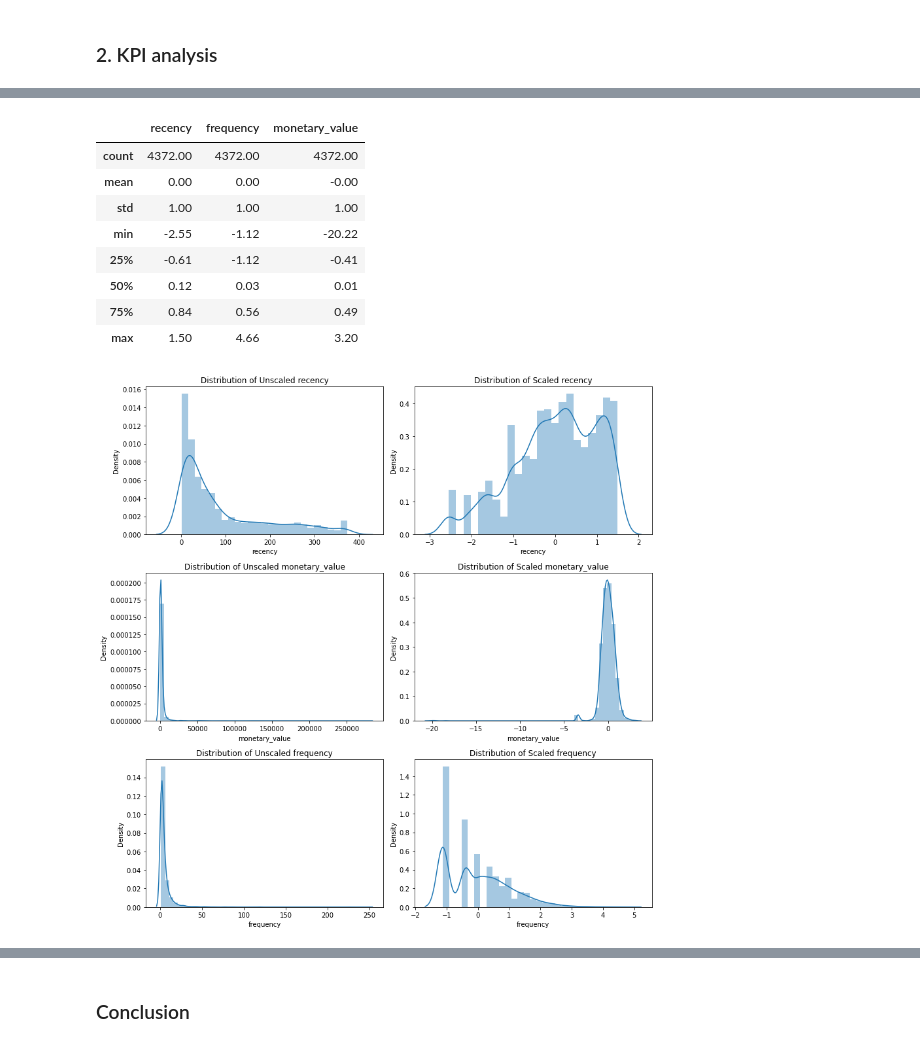
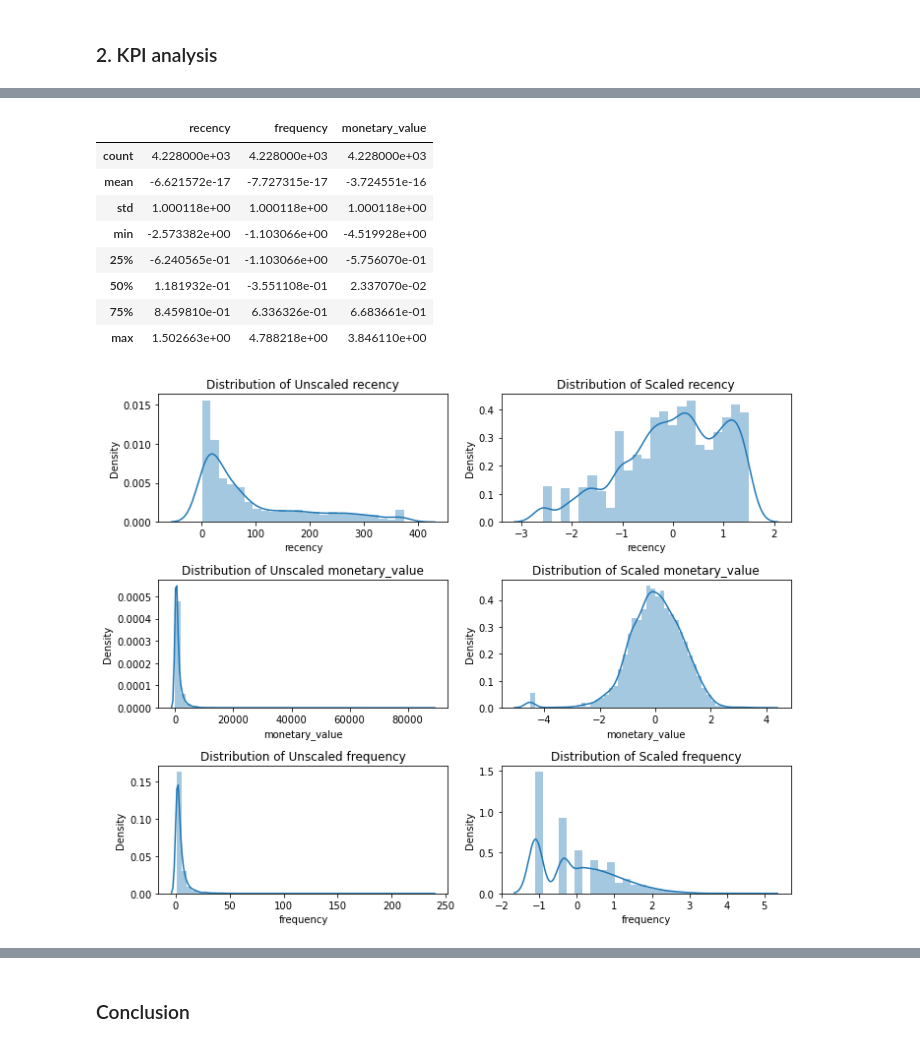
Before and after one commit to miji-lee-kr/CLV_Prediction_With_Cohort_Analysis, a Jupyter notebook: RFM_Cohort_UK_Retailer/RFM_Cohort_Analysis.ipynb, the cells around one changed output, grey strips where cells are left out. Cells and saved outputs as stored; diff of their text form; code cells hidden in the pictures.

```diff
--- a/RFM_Cohort_UK_Retailer/RFM_Cohort_Analysis.ipynb
+++ b/RFM_Cohort_UK_Retailer/RFM_Cohort_Analysis.ipynb
@@ -496,8 +500,0 @@ for i in scores:
-# %%
-rfm['rfm_score'] = rfm.apply(lambda x: x['r_score']+x['f_score']+x['m_score'], axis = 1).astype(int)
-rfm['rfm_group'] = (rfm['r_score'].astype(str) + rfm['f_score'].astype(str) + rfm['m_score'].astype(str))
-# rfm['rfm_group'] = rfm.apply(lambda x: x['r_score'].astype(str) + x['f_score'].astype(str) + x['m_score'].astype(str), axis = 1)
-
-# apply는 개별 줄의 개별 칼럼의 개별 원소에 적용하는거고 (그래서 값이 int) 그냥 rfm['r_score'] 자체는 series임. series 전체에 str적용하는것.
-
-rfm['sum_group'] = (rfm['r_score'].astype(str) + rfm.apply(lambda x: x['f_score'] + x['m_score'], axis = 1).astype(str)).astype(str)
@@ -526,10 +500,0 @@ def rfm_sum_group(x):
-# %%
-rfm['rfm_total_group'] = rfm['sum_group'].apply(rfm_sum_group)
-
-rfm_sum = rfm.groupby('rfm_total_group').agg({'recency':'mean', 'frequency':'mean', 'monetary_value': 'mean', 'rfm_score':'size'})
-rfm_sum.rename(columns = {'rfm_score':"count", 'recency':'Recency(mean)', 'frequency':'Frequency(mean)',
-                         'monetary_value': 'Monetary Value(mean)'}, inplace = True)
-rfm_sum.sort_values(ascending = False, by = 'count', inplace = True)
-rfm_sum['percentage'] = round(100* rfm_sum['count']/sum(rfm_sum['count']),1)
-rfm_sum['label'] = rfm_sum.index + " ("+ rfm_sum['percentage'].astype(str) +"%)"
-rfm_sum
@@ -590,6 +507,8 @@ three prerequisite of k-means clustering; 1. 같은 average value, std, var 2. n
 # %%
+# replace negative values with positive values first
+
 def remove_negative(x):
-    if x <= 0:
+    if x <= 1:
         return 1
     else:
         return x
@@ -600,37 +519,41 @@ for c in cols:
 
 rfm_log = rfm[['recency', 'frequency', 'monetary_value']].apply(np.log, axis = 1)
 # %%
+# set all columns with the same scale with the same mean / std/ var using StandardScaler
+
 scaler = StandardScaler()
-scaler.fit(rfm_log)
 
-rfm_normalized= scaler.transform(rfm_log)
-
-rfm_normalized = pd.DataFrame(rfm_normalized, index = rfm.index, columns = rfm_log.columns)
+rfm_normalized= scaler.fit_transform(rfm_log)
+rfm_normalized = pd.DataFrame(rfm_normalized, index = rfm_log.index, columns = rfm_log.columns)
 rfm_normalized.describe()
 # %% [output]
 |  | recency | frequency | monetary_value |
-| count | 4372.00 | 4372.00 | 4372.00 |
-| mean | 0.00 | 0.00 | -0.00 |
-| std | 1.00 | 1.00 | 1.00 |
-| min | -2.55 | -1.12 | -20.22 |
-| 25% | -0.61 | -1.12 | -0.41 |
-| 50% | 0.12 | 0.03 | 0.01 |
-| 75% | 0.84 | 0.56 | 0.49 |
-| max | 1.50 | 4.66 | 3.20 |
+| count | 4.228000e+03 | 4.228000e+03 | 4.228000e+03 |
+| mean | -6.621572e-17 | -7.727315e-17 | -3.724551e-16 |
+| std | 1.000118e+00 | 1.000118e+00 | 1.000118e+00 |
+| min | -2.573382e+00 | -1.103066e+00 | -4.519928e+00 |
+| 25% | -6.240565e-01 | -1.103066e+00 | -5.756070e-01 |
+| 50% | 1.181932e-01 | -3.551108e-01 | 2.337070e-02 |
+| 75% | 8.459810e-01 | 6.336326e-01 | 6.683661e-01 |
+| max | 1.502663e+00 | 4.788218e+00 | 3.846110e+00 |
 # %%
-fig, ax = plt.subplots(ncols=2, nrows=3, figsize=(12,12))
+# checking whether our data is after scaling
+
+fig, ax = plt.subplots(ncols=2, nrows=3, figsize=(10,8))
 plt.subplots_adjust(right=1.5, top=1.25)
 
 for i, c in enumerate(cols):
     sns.distplot(rfm[c],  hist=True, ax=ax[i][0])
     sns.distplot(rfm_normalized[c], hist=True, ax=ax[i][1])
     ax[i][0].set_title(f'Distribution of Unscaled {c}')
     ax[i][1].set_title(f'Distribution of Scaled {c}')
 
 plt.tight_layout()
 plt.show()
+
+# It seems our dataset is much less skewed than before!
 # %% [output]
-[figure, old version]
+[figure, new version]
 # %%
 # choosing a number of clusters with elbow criterion method
 
```
Also changed, not shown: parts of 104 cells of this notebook, 6 other files.
